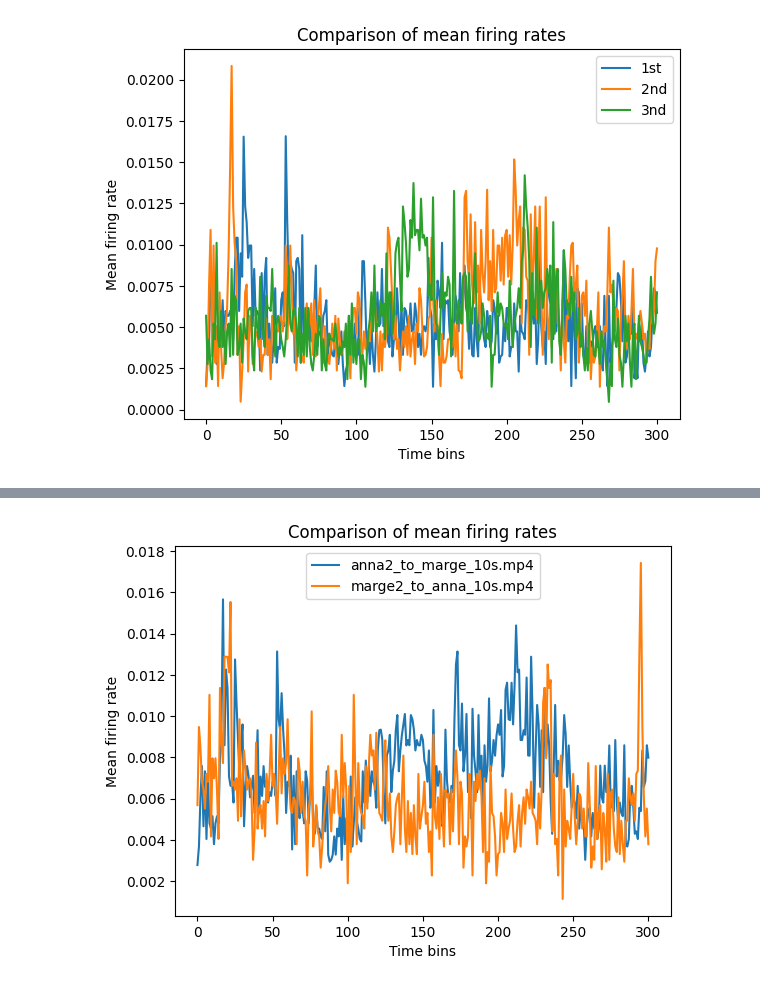
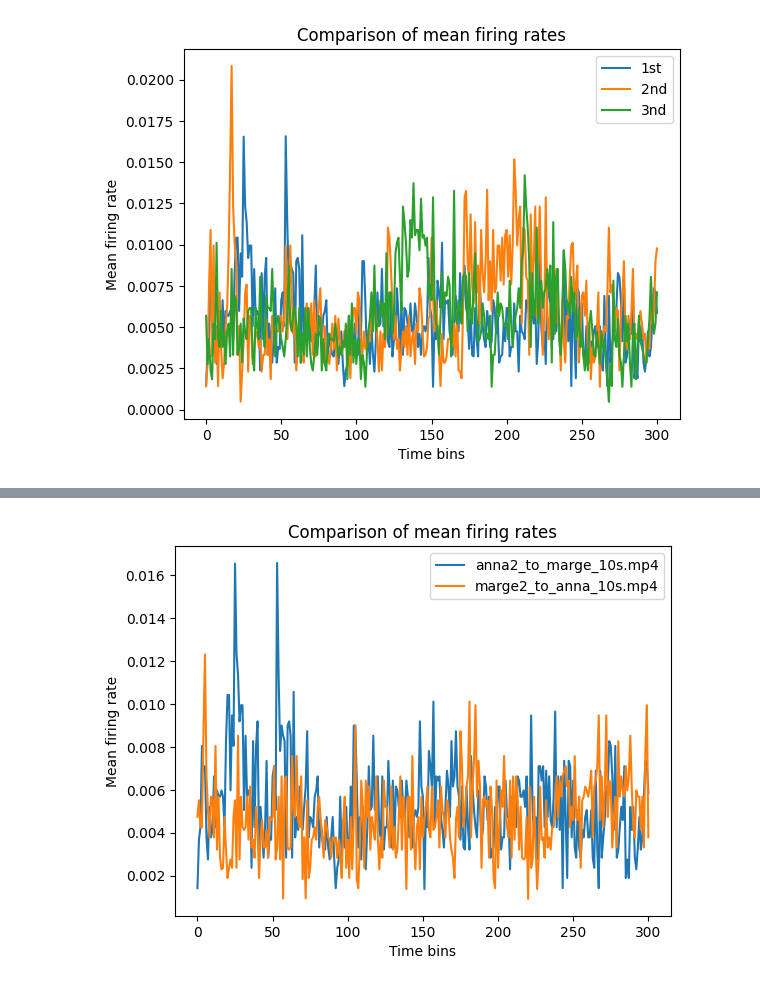
Before and after one commit to TizianoCausin01/temporal_context, a Jupyter notebook: python_scripts/scripts/load_neural_data_dev.ipynb, the cells around one changed output, grey strips where cells are left out. Saved outputs shown, nothing was run; the diff lists cells and outputs as text; code cells hidden in the pictures.

Commit message:
Created a script to load and save neural data

```diff
--- a/python_scripts/scripts/load_neural_data_dev.ipynb
+++ b/python_scripts/scripts/load_neural_data_dev.ipynb
@@ -91,13 +105,13 @@ plt.plot(lagplot, marker='x')
 # %%
 #fig, axes = plt.subplots(5, 3, figsize=(10, 6))
 #plt.plot(anna2_to_marge_10s.mp4")
 # plot one video on top of the other inverted
-plt.plot(np.mean(final_res["anna2_to_marge_10s.mp4"][:, :40, :], axis=(1, 2)), label="anna2_to_marge_10s.mp4")
-plt.plot(np.mean(final_res["anna2_to_marge_10s_rev.mp4"][:, :40, :][::-1], axis=(1, 2)), label="marge2_to_anna_10s.mp4")
+plt.plot(np.mean(neural["anna2_to_marge_10s.mp4"][:, :, 0], axis=0), label="anna2_to_marge_10s.mp4")
+plt.plot(np.mean(neural["anna2_to_marge_10s_rev.mp4"][:, :, 0][::-1], axis=0), label="marge2_to_anna_10s.mp4")
 plt.legend()
 plt.xlabel("Time bins")
 plt.ylabel("Mean firing rate")
 plt.title("Comparison of mean firing rates")
 plt.show()
 # %% [output]
-[figure, old version]
+[figure, new version]
```
Also changed, not shown: parts of 13 cells of this notebook, 2 other files.
